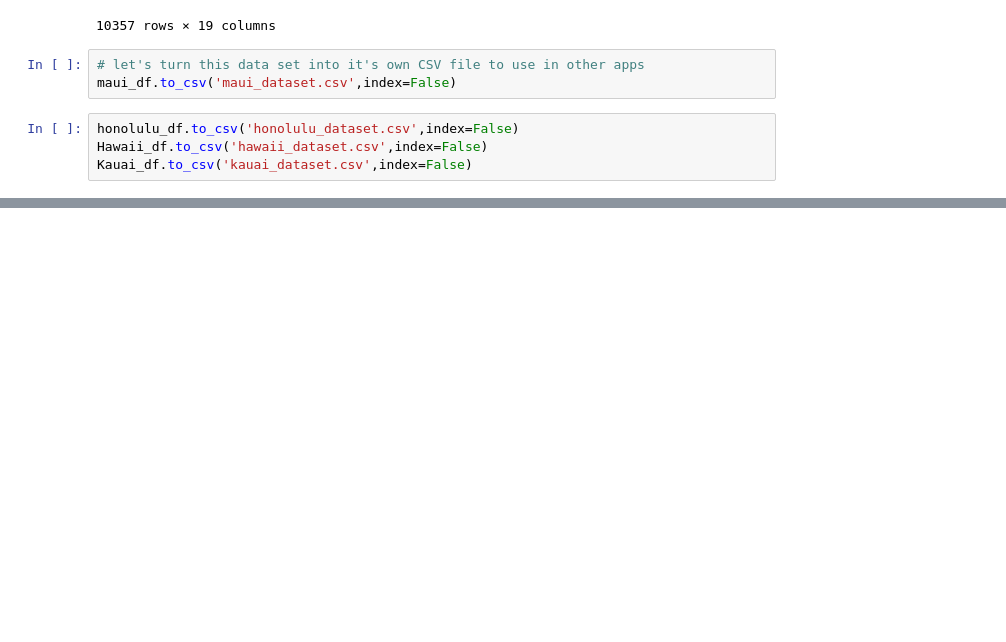
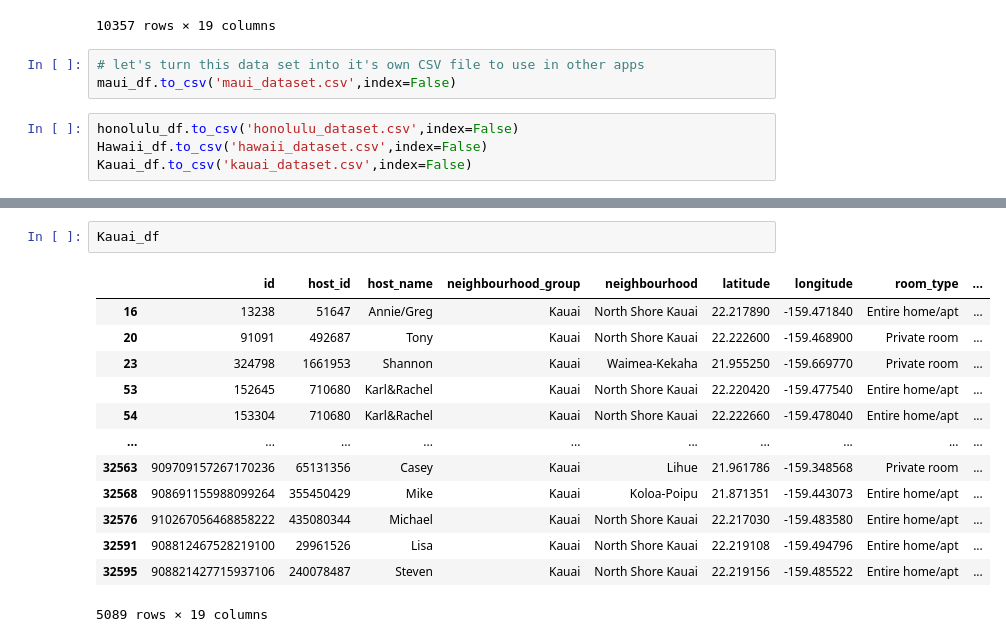
Before and after one commit to Jack-Merrett/hawaii_airbnb, a Jupyter notebook: notebooks/airbnb-notebook.ipynb, the cells around one changed output, grey strips where cells are left out. Saved outputs shown, nothing was run; the diff lists cells and outputs as text; blank space fills up the shorter version.

```diff
--- a/notebooks/airbnb-notebook.ipynb
+++ b/notebooks/airbnb-notebook.ipynb
@@ -334,0 +367,16 @@ Kauai_df.to_csv('kauai_dataset.csv',index=False)
+# %%
+Kauai_df
+# %% [output]
+|  | id | host_id | host_name | neighbourhood_group | neighbourhood | latitude | longitude | room_type | ... |
+| 16 | 13238 | 51647 | Annie/Greg | Kauai | North Shore Kauai | 22.217890 | -159.471840 | Entire home/apt | ... |
+| 20 | 91091 | 492687 | Tony | Kauai | North Shore Kauai | 22.222600 | -159.468900 | Private room | ... |
+| 23 | 324798 | 1661953 | Shannon | Kauai | Waimea-Kekaha | 21.955250 | -159.669770 | Private room | ... |
+| 53 | 152645 | 710680 | Karl&Rachel | Kauai | North Shore Kauai | 22.220420 | -159.477540 | Entire home/apt | ... |
+| 54 | 153304 | 710680 | Karl&Rachel | Kauai | North Shore Kauai | 22.222660 | -159.478040 | Entire home/apt | ... |
+| ... | ... | ... | ... | ... | ... | ... | ... | ... | ... |
+| 32563 | 909709157267170236 | 65131356 | Casey | Kauai | Lihue | 21.961786 | -159.348568 | Private room | ... |
+| 32568 | 908691155988099264 | 355450429 | Mike | Kauai | Koloa-Poipu | 21.871351 | -159.443073 | Entire home/apt | ... |
+| 32576 | 910267056468858222 | 435080344 | Michael | Kauai | North Shore Kauai | 22.217030 | -159.483580 | Entire home/apt | ... |
+| 32591 | 908812467528219100 | 29961526 | Lisa | Kauai | North Shore Kauai | 22.219108 | -159.494796 | Entire home/apt | ... |
+| 32595 | 908821427715937106 | 240078487 | Steven | Kauai | North Shore Kauai | 22.219156 | -159.485522 | Entire home/apt | ... |
+5089 rows × 19 columns
```
Also changed, not shown: parts of 2 cells of this notebook.
